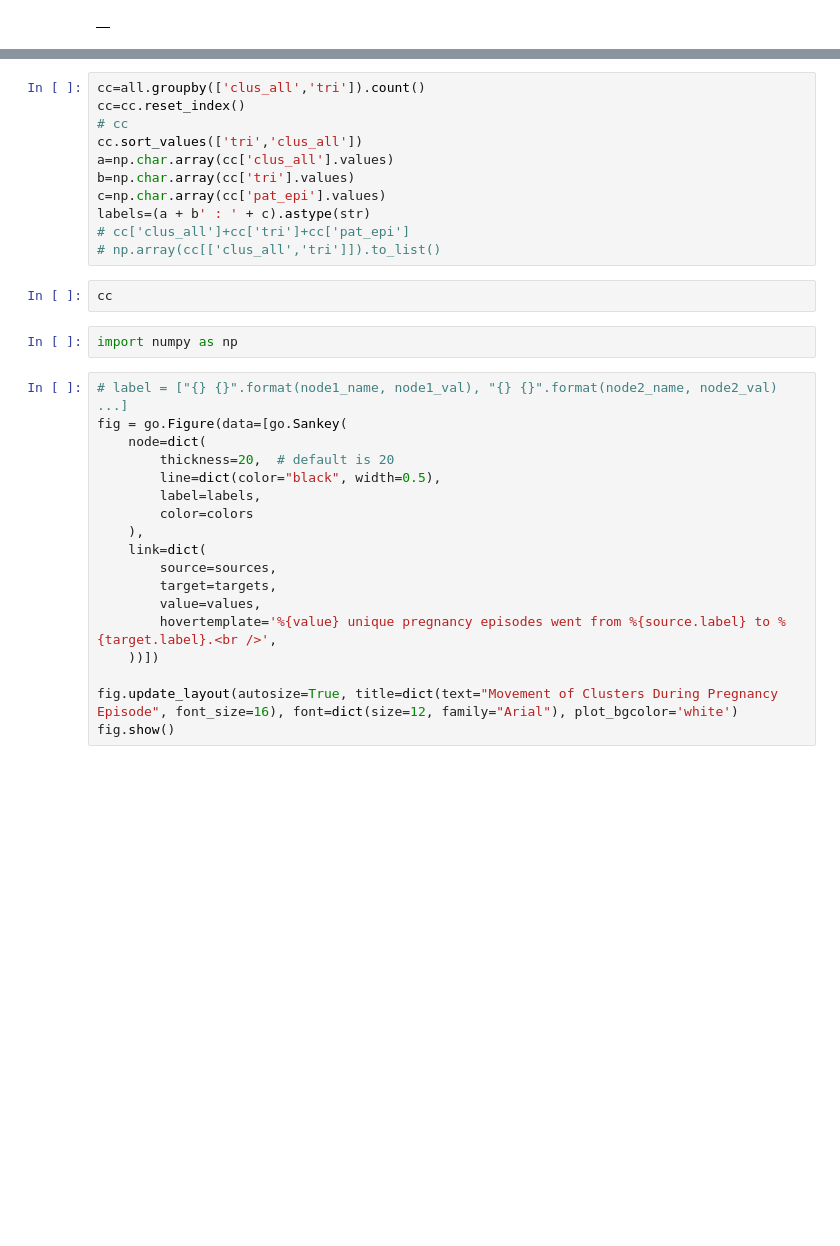
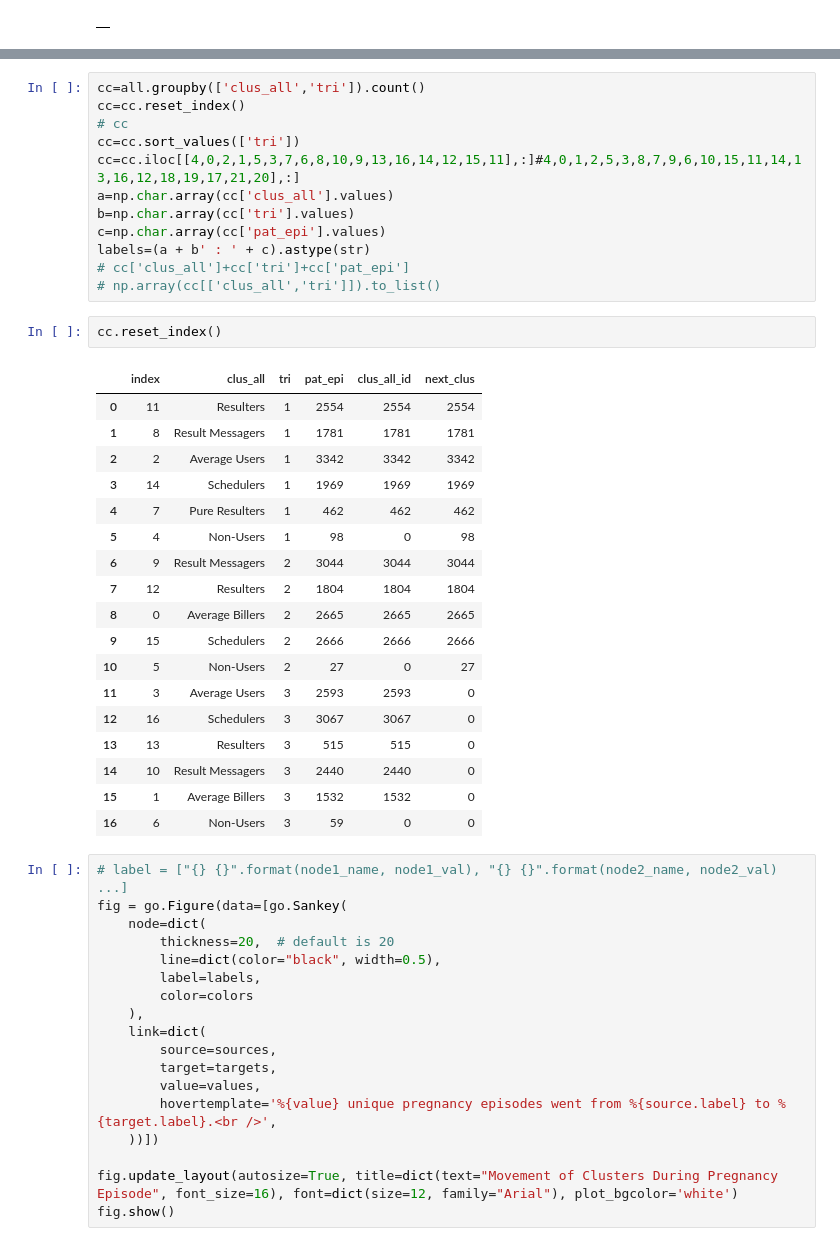
Before and after one commit to evmorg/logfile_sankey, a Jupyter notebook: logpreg_sankey.ipynb, the cells around one changed output, grey strips where cells are left out. Drawn from its saved outputs; the diff is of its cells as text; blank space fills up the shorter version.

```diff
--- a/logpreg_sankey.ipynb
+++ b/logpreg_sankey.ipynb
@@ -253,7 +267,8 @@ for idx, color in enumerate(colors):
 cc=all.groupby(['clus_all','tri']).count()
 cc=cc.reset_index()
 # cc
-cc.sort_values(['tri','clus_all'])
+cc=cc.sort_values(['tri'])
+cc=cc.iloc[[4,0,2,1,5,3,7,6,8,10,9,13,16,14,12,15,11],:]#4,0,1,2,5,3,8,7,9,6,10,15,11,14,13,16,12,18,19,17,21,20],:]
 a=np.char.array(cc['clus_all'].values)
 b=np.char.array(cc['tri'].values)
 c=np.char.array(cc['pat_epi'].values)
@@ -261,9 +276,26 @@ labels=(a + b' : ' + c).astype(str)
 # cc['clus_all']+cc['tri']+cc['pat_epi']
 # np.array(cc[['clus_all','tri']]).to_list()
 # %%
-cc
+cc.reset_index()
+# %% [output]
+|  | index | clus_all | tri | pat_epi | clus_all_id | next_clus |
+| 0 | 11 | Resulters | 1 | 2554 | 2554 | 2554 |
+| 1 | 8 | Result Messagers | 1 | 1781 | 1781 | 1781 |
+| 2 | 2 | Average Users | 1 | 3342 | 3342 | 3342 |
+| 3 | 14 | Schedulers | 1 | 1969 | 1969 | 1969 |
+| 4 | 7 | Pure Resulters | 1 | 462 | 462 | 462 |
+| 5 | 4 | Non-Users | 1 | 98 | 0 | 98 |
+| 6 | 9 | Result Messagers | 2 | 3044 | 3044 | 3044 |
+| 7 | 12 | Resulters | 2 | 1804 | 1804 | 1804 |
+| 8 | 0 | Average Billers | 2 | 2665 | 2665 | 2665 |
+| 9 | 15 | Schedulers | 2 | 2666 | 2666 | 2666 |
+| 10 | 5 | Non-Users | 2 | 27 | 0 | 27 |
+| 11 | 3 | Average Users | 3 | 2593 | 2593 | 0 |
+| 12 | 16 | Schedulers | 3 | 3067 | 3067 | 0 |
+| 13 | 13 | Resulters | 3 | 515 | 515 | 0 |
+| 14 | 10 | Result Messagers | 3 | 2440 | 2440 | 0 |
+| 15 | 1 | Average Billers | 3 | 1532 | 1532 | 0 |
+| 16 | 6 | Non-Users | 3 | 59 | 0 | 0 |
-# %%
-import numpy as np
 # %%
 # label = ["{} {}".format(node1_name, node1_val), "{} {}".format(node2_name, node2_val) ...]
 fig = go.Figure(data=[go.Sankey(
```
Also changed, not shown: parts of 13 cells of this notebook.
